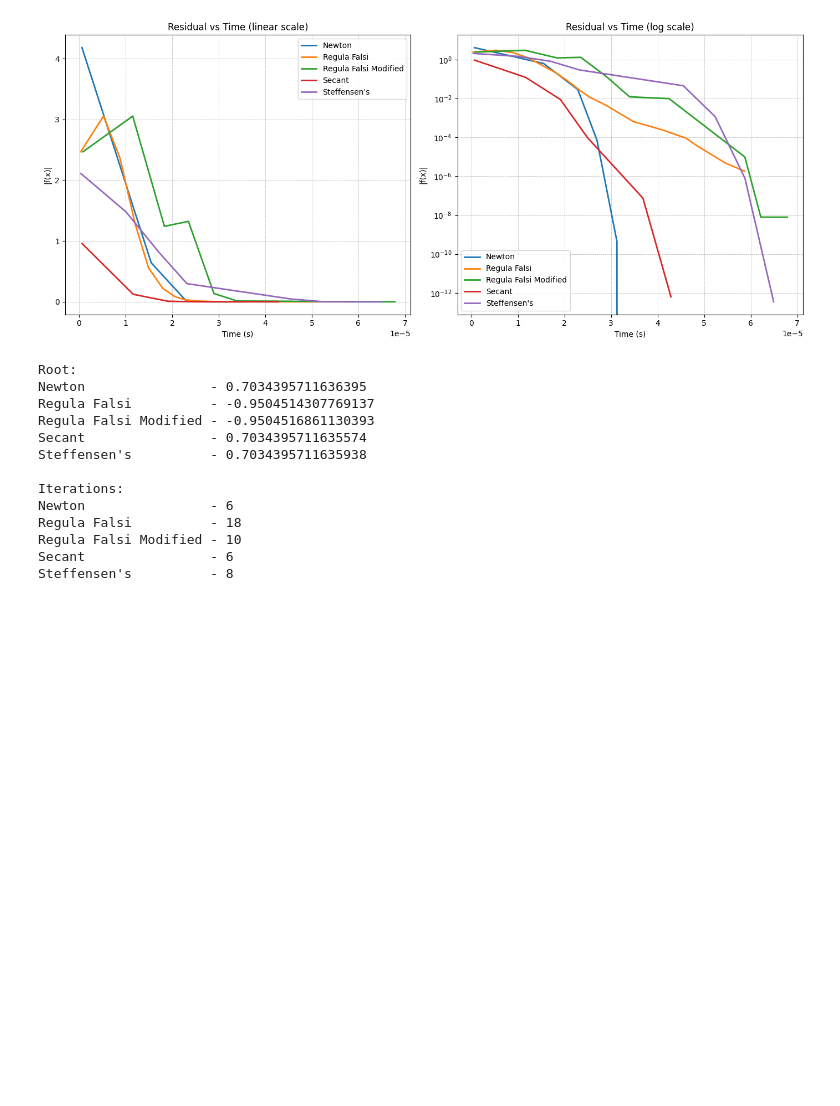
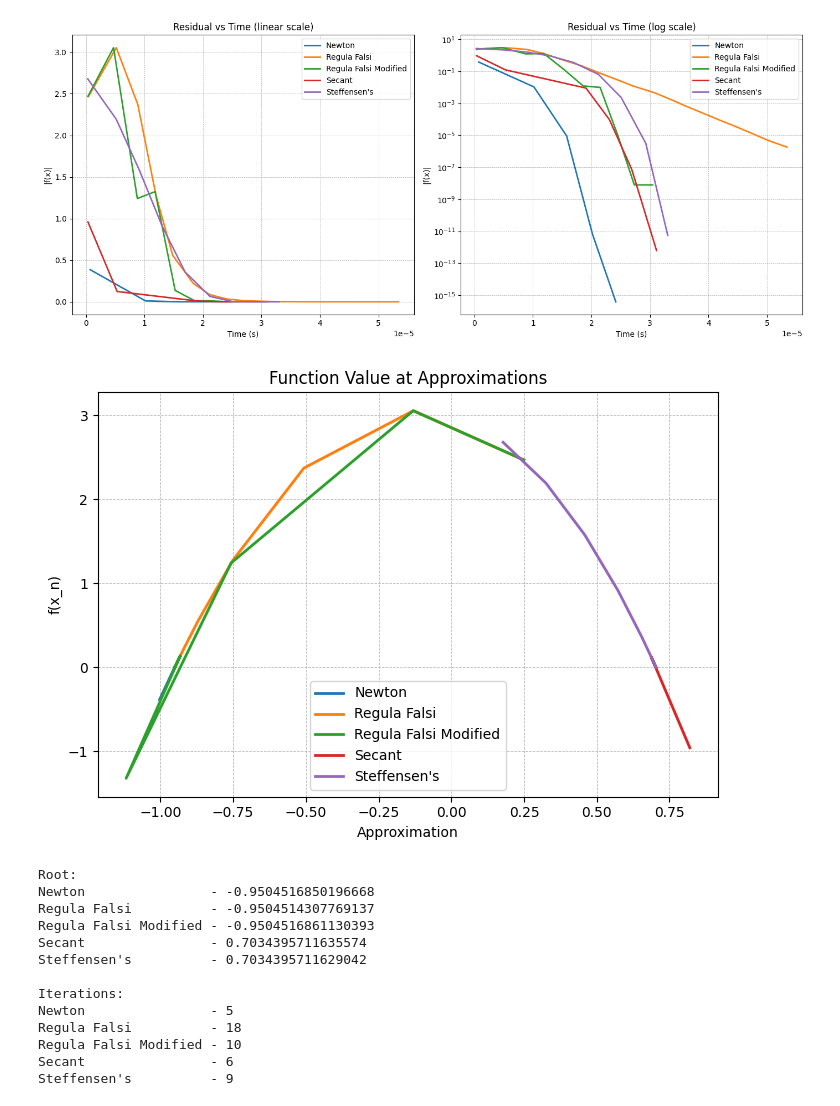
Before and after one commit to gelerum/numerical-methods, a Jupyter notebook: labs/2.ipynb, the cells around one changed output. Drawn from its saved outputs; the diff is of its cells as text; code cells hidden in the pictures; blank space fills up the shorter version.

Commit message:
impleemt plot f(x) on approximations

```diff
--- a/labs/2.ipynb
+++ b/labs/2.ipynb
@@ -83,7 +83,7 @@ f = Function("", lambda x: 4 * (1- x**2) - np.e ** x, lambda x: -8 * x- np.e**x)
 problem = Problem(
     f=f,
     interval=Interval(-2, 0.5),
-    one_guess=OneGuess(0.2),
+    one_guess=OneGuess(-0.7), # -1 - left root
     two_guesses=TwoGuesses(0.2, 0.5)
 )
 
@@ -91,47 +91,50 @@ config = SolverConfig(
     eps=1e-6,
 )
 
 methods = {
     "Newton": NewtonSolver(config),
     "Regula Falsi": RegulaFalsiSolver(config),
     "Regula Falsi Modified": RegulaFalsiModifiedSolver(config),
     "Secant": SecantSolver(config),
     "Steffensen's": SteffensensSolver(config),
 }
 
 timer = PerfTimer()
 
 comparison_service = comparison.ComparisonService(timer)
 results = comparison_service.compare(methods, problem)
 
 plot_residual_vs_time({result.method_name: result.residual_curve for result in results.comparison})
 
+plot_f_at_approximations({result.method_name: result.f_approximation_curve for result in results.comparison})
+
 
 print("Root:")
 max_len = max(len(result.method_name) for result in results.comparison)
 for result in results.comparison:
     print(f"{result.method_name:<{max_len}} - {result.root}")
 
 print()
 
 print("Iterations:")
 for result in results.comparison:
     print(f"{result.method_name:<{max_len}} - {result.iterations}")
 # %% [output]
-[figure, old version]
+[figure, new version]
+[figure, added]
 Root:
-Newton                - 0.7034395711636395
+Newton                - -0.9504516850196668
 Regula Falsi          - -0.9504514307769137
 Regula Falsi Modified - -0.9504516861130393
 Secant                - 0.7034395711635574
-Steffensen's          - 0.7034395711635938
+Steffensen's          - 0.7034395711629042
 
 Iterations:
-Newton                - 6
+Newton                - 5
 Regula Falsi          - 18
 Regula Falsi Modified - 10
 Secant                - 6
-Steffensen's          - 8
+Steffensen's          - 9
 # %%
 f = Function("", lambda x: x**2 * np.e**x, lambda x: np.e ** x * (x**2 + 2*x))
 
```
Also changed, not shown: parts of 3 cells of this notebook, 4 other files.
